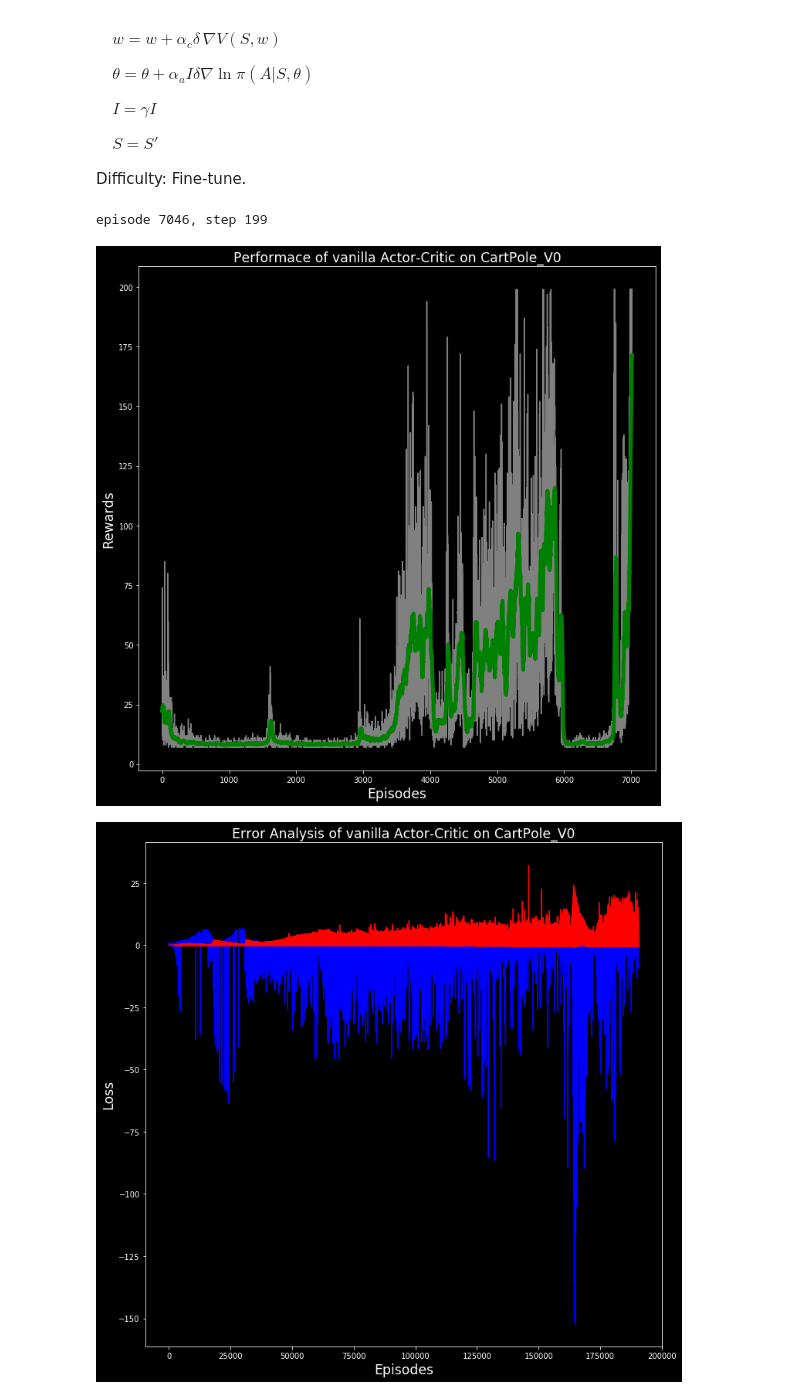
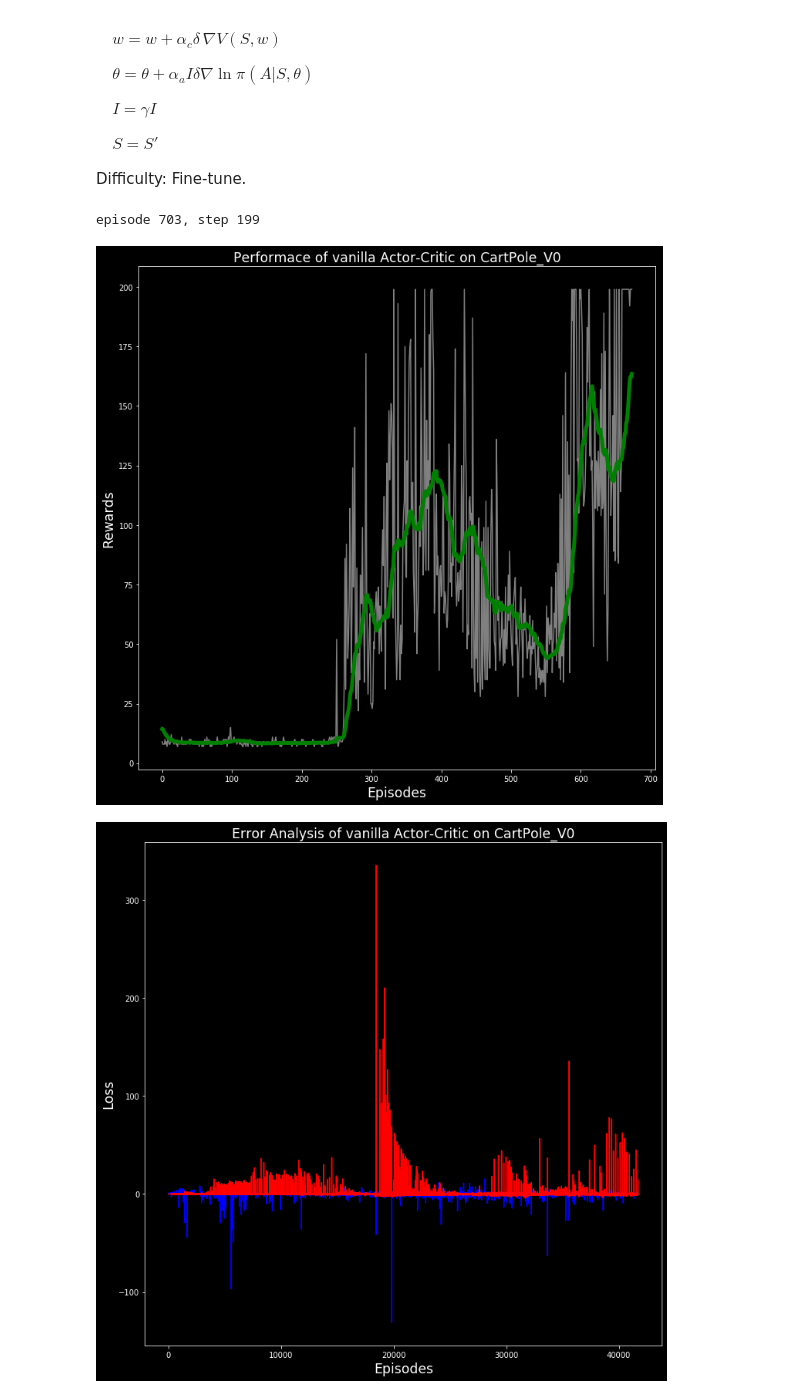
Before and after one commit to LyWangPX/Reinforcement_Learning_Coding_Examples, a Jupyter notebook: PyTorch/CartPole/Plain-Actor-Critic/pyTorch_CartPole_Vanilla_Actor_Critic.ipynb, the cells around one changed output. Cells and saved outputs as stored; diff of their text form; code cells hidden in the pictures.

```diff
--- a/PyTorch/CartPole/Plain-Actor-Critic/pyTorch_CartPole_Vanilla_Actor_Critic.ipynb
+++ b/PyTorch/CartPole/Plain-Actor-Critic/pyTorch_CartPole_Vanilla_Actor_Critic.ipynb
@@ -51,27 +51,30 @@ class Actor(torch.nn.Module):
         V = F.relu(self.fc4(x))
         return action, V
 # %%
+# setting device on GPU if available, else CPU
+device = 'cpu'
 env = gym.make('CartPole-v0')
 obs = env.reset()
 actor = Actor()
-optimizer_actor= torch.optim.Adam(actor.parameters(), lr=0.00003)
+actor.to(device)
+optimizer_actor= torch.optim.Adam(actor.parameters(), lr=0.0004)
 gamma = 0.99
-alpha_c = 0.007
+alpha_c = 0.01
 steps = []
 A_loss = []
 C_loss = []
-for episode in range(10000):
+for episode in range(1000):
     I = 1
     for step in range(200):
         #-----lines below are line-corresponding to the original algorithm----
         obs = np.reshape(obs, [1,-1])
-        input_actor = Variable(torch.from_numpy(obs).float())
+        input_actor = Variable(torch.from_numpy(obs).float()).to(device)
         action_probability, V = actor(input_actor)
-        p = np.exp(action_probability[0].detach())
+        p = np.exp(action_probability[0].detach().cpu())
         action = np.random.choice(2, p=p.numpy())
         obs, reward, done, info = env.step(action)
         obs = np.reshape(obs, [1,-1])
-        next_input_actor = Variable(torch.from_numpy(obs).float())
+        next_input_actor = Variable(torch.from_numpy(obs).float()).to(device)
         _, next_V = actor(next_input_actor)
         if done:
             delta = reward - V
@@ -90,33 +93,33 @@ for episode in range(10000):
         loss.backward()
         optimizer_actor.step()
         if done:
             steps.append(step)
             print(f'episode {episode}, step {step}', end='\r')
             obs = env.reset()
             break
     if np.mean(steps[-20:]) > 180:
         break
 mid = []
 interval = 30
 plt.style.use('dark_background')
 for i in range(len(steps) - interval):
     mid.append(np.mean(steps[i:i+interval+1]))
 plt.figure(figsize=(12,12))
 plt.title('Performace of vanilla Actor-Critic on CartPole_V0',fontsize = 'xx-large')
 plt.xlabel('Episodes', fontsize = 'xx-large')
 plt.ylabel('Rewards',fontsize = 'xx-large')
 x_fit = list(range(len(steps) - interval))
 plt.plot(x_fit, steps[interval:], '-', c = 'gray', label='Reward')
 plt.plot(mid, '-', c= 'green', linewidth = 5, label='Moving Average Reward')
 plt.show()
 plt.figure(figsize=(12,12))
 plt.title('Error Analysis of vanilla Actor-Critic on CartPole_V0',fontsize = 'xx-large')
 plt.xlabel('Episodes', fontsize = 'xx-large')
 plt.ylabel('Loss',fontsize = 'xx-large')
 plt.plot(A_loss, c = 'blue', label = 'Actor_Loss')
 plt.plot(C_loss, c = 'red', label = 'Critic_Loss')
 plt.show()
 # %% [output]
-episode 7046, step 199
+episode 703, step 199
-[figure, old version]
+[figure, new version]
-[figure, old version]
+[figure, new version]
```
